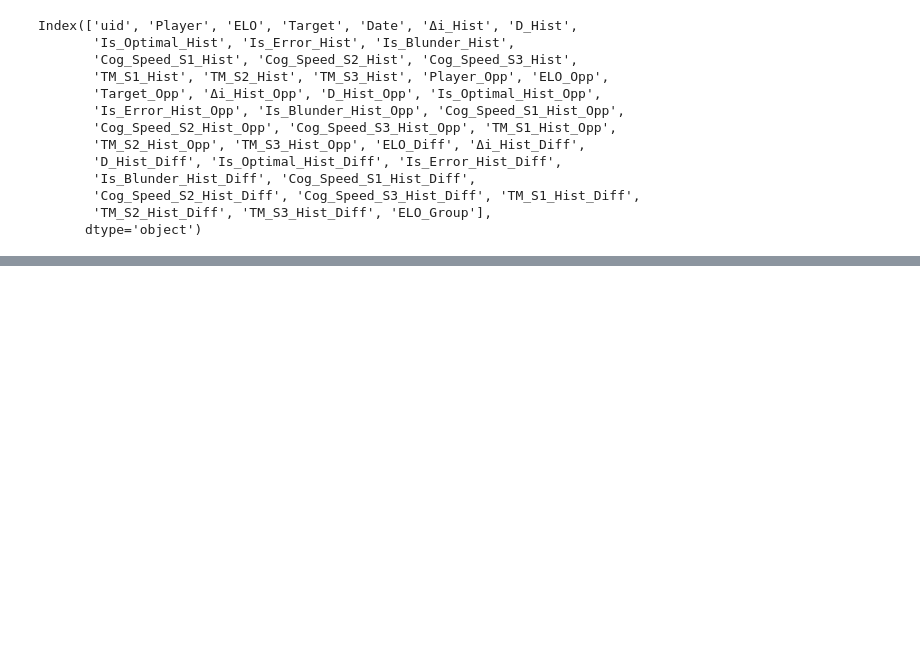
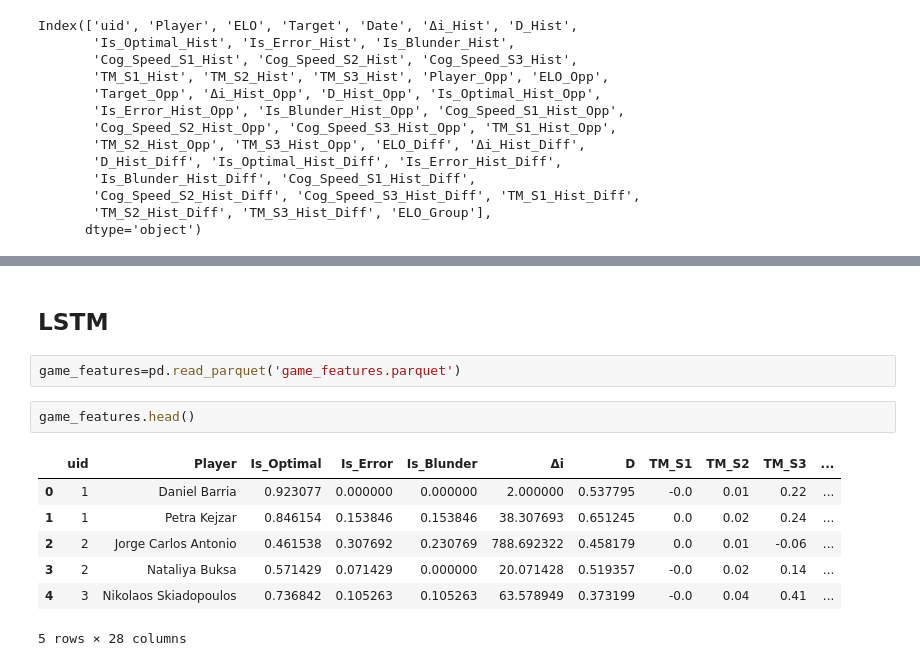
Before and after one commit to zZimablueee/Chess, a Jupyter notebook: complexity/delta_0/graphs/res_pred2.ipynb, the cells around one changed output, grey strips where cells are left out. Cells and saved outputs as stored; diff of their text form; blank space fills up the shorter version.

```diff
--- a/complexity/delta_0/graphs/res_pred2.ipynb
+++ b/complexity/delta_0/graphs/res_pred2.ipynb
@@ -300,0 +300,14 @@ plt.show()
+# %% [markdown]
+## LSTM
+# %%
+game_features=pd.read_parquet('game_features.parquet')
+# %%
+game_features.head()
+# %% [output]
+|  | uid | Player | Is_Optimal | Is_Error | Is_Blunder | Δi | D | TM_S1 | TM_S2 | TM_S3 | ... |
+| 0 | 1 | Daniel Barria | 0.923077 | 0.000000 | 0.000000 | 2.000000 | 0.537795 | -0.0 | 0.01 | 0.22 | ... |
+| 1 | 1 | Petra Kejzar | 0.846154 | 0.153846 | 0.153846 | 38.307693 | 0.651245 | 0.0 | 0.02 | 0.24 | ... |
+| 2 | 2 | Jorge Carlos Antonio | 0.461538 | 0.307692 | 0.230769 | 788.692322 | 0.458179 | 0.0 | 0.01 | -0.06 | ... |
+| 3 | 2 | Nataliya Buksa | 0.571429 | 0.071429 | 0.000000 | 20.071428 | 0.519357 | -0.0 | 0.02 | 0.14 | ... |
+| 4 | 3 | Nikolaos Skiadopoulos | 0.736842 | 0.105263 | 0.105263 | 63.578949 | 0.373199 | -0.0 | 0.04 | 0.41 | ... |
+5 rows × 28 columns
```
Also changed, not shown: parts of 13 cells of this notebook, 2 other files.
